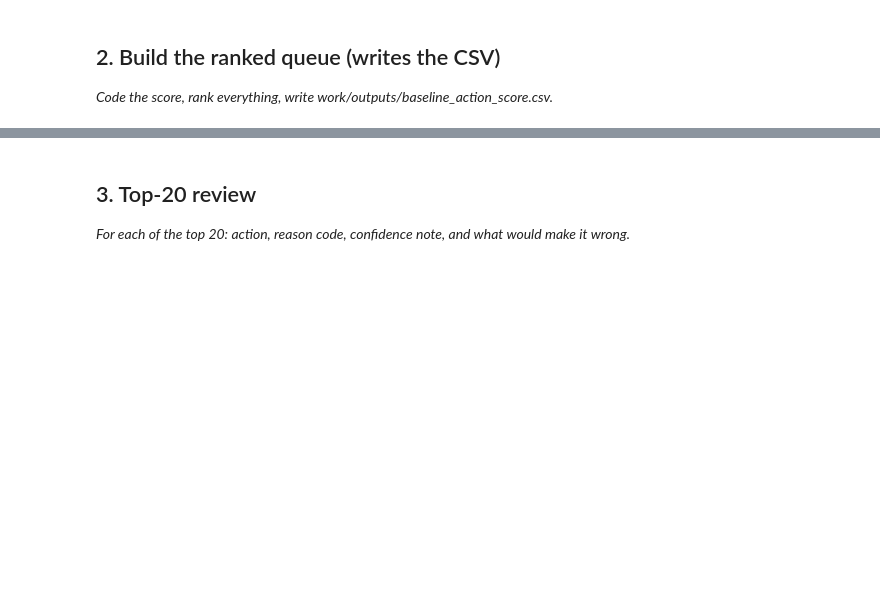
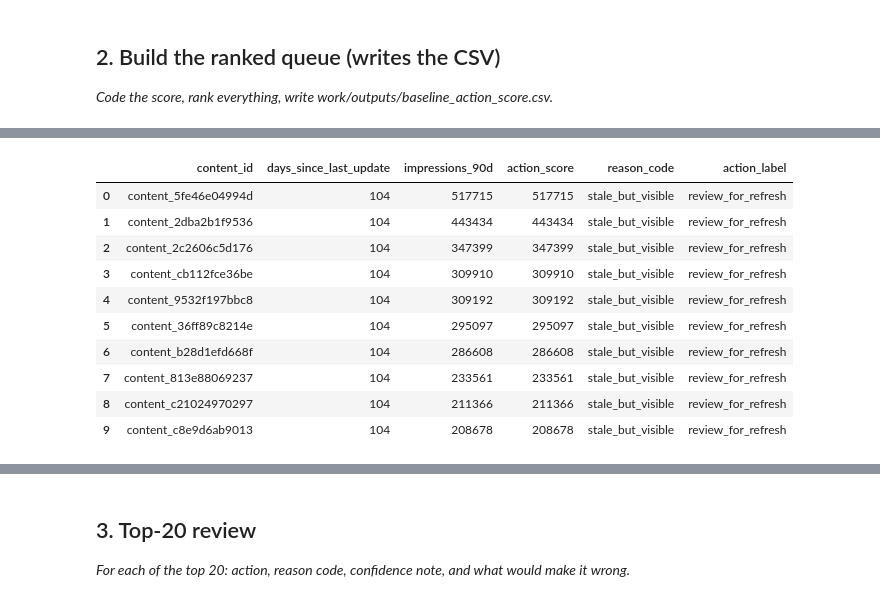
Before and after one commit to aliakhtar1010/search-ranking-ml, a Jupyter notebook: work/notebooks/w04_baseline_score.ipynb, the cells around one changed output, grey strips where cells are left out. Cells and saved outputs as stored; diff of their text form; code cells hidden in the pictures; blank space fills up the shorter version.

```diff
--- a/work/notebooks/w04_baseline_score.ipynb
+++ b/work/notebooks/w04_baseline_score.ipynb
@@ -22,0 +165,72 @@ This skeleton is yours to fill. Work the sections **in order** — each one has
+# %%
+import os
+import numpy as np
+
+# Freeze the baseline thresholds
+STALE_THRESHOLD = 90
+VISIBILITY_THRESHOLD = 731
+
+# Make a working copy
+baseline = df.copy()
+
+# Conditions used by the human-readable rule
+baseline["is_stale"] = (
+    baseline["days_since_last_update"] >= STALE_THRESHOLD
+)
+
+baseline["is_visible"] = (
+    baseline["impressions_90d"] >= VISIBILITY_THRESHOLD
+)
+
+# Score:
+# Only stale + visible pages receive a non-zero score.
+# Among those pages, more impressions = higher review priority.
+baseline["action_score"] = np.where(
+    baseline["is_stale"] & baseline["is_visible"],
+    baseline["impressions_90d"],
+    0
+)
+
+# One reason code and one action
+baseline["reason_code"] = np.where(
+    baseline["action_score"] > 0,
+    "stale_but_visible",
+    "not_prioritized"
+)
+
+baseline["action_label"] = np.where(
+    baseline["action_score"] > 0,
+    "review_for_refresh",
+    "no_action"
+)
+
+# Rank highest-priority pages first
+baseline = baseline.sort_values(
+    "action_score",
+    ascending=False
+).reset_index(drop=True)
+
+# Label ONLY for evaluation.
+# trend_direction is NOT used to calculate the score.
+baseline["declining_label"] = (
+    baseline["trend_direction"] == "down"
+).astype(int)
+
+print("Total pages:", len(baseline))
+print("Pages prioritized:", (baseline["action_score"] > 0).sum())
+print(
+    "Prioritized %:",
+    round((baseline["action_score"] > 0).mean() * 100, 2)
+)
+
+baseline[
+    [
+        "content_id",
+        "days_since_last_update",
+        "impressions_90d",
+        "action_score",
+        "reason_code",
+        "action_label"
+    ]
+].head(10)
+# %% [output]
@@ -22,0 +240,11 @@ This skeleton is yours to fill. Work the sections **in order** — each one has
+|  | content_id | days_since_last_update | impressions_90d | action_score | reason_code | action_label |
+| 0 | content_5fe46e04994d | 104 | 517715 | 517715 | stale_but_visible | review_for_refresh |
+| 1 | content_2dba2b1f9536 | 104 | 443434 | 443434 | stale_but_visible | review_for_refresh |
+| 2 | content_2c2606c5d176 | 104 | 347399 | 347399 | stale_but_visible | review_for_refresh |
+| 3 | content_cb112fce36be | 104 | 309910 | 309910 | stale_but_visible | review_for_refresh |
+| 4 | content_9532f197bbc8 | 104 | 309192 | 309192 | stale_but_visible | review_for_refresh |
+| 5 | content_36ff89c8214e | 104 | 295097 | 295097 | stale_but_visible | review_for_refresh |
+| 6 | content_b28d1efd668f | 104 | 286608 | 286608 | stale_but_visible | review_for_refresh |
+| 7 | content_813e88069237 | 104 | 233561 | 233561 | stale_but_visible | review_for_refresh |
+| 8 | content_c21024970297 | 104 | 211366 | 211366 | stale_but_visible | review_for_refresh |
+| 9 | content_c8e9d6ab9013 | 104 | 208678 | 208678 | stale_but_visible | review_for_refresh |
```
Also changed, not shown: parts of 15 cells of this notebook.
